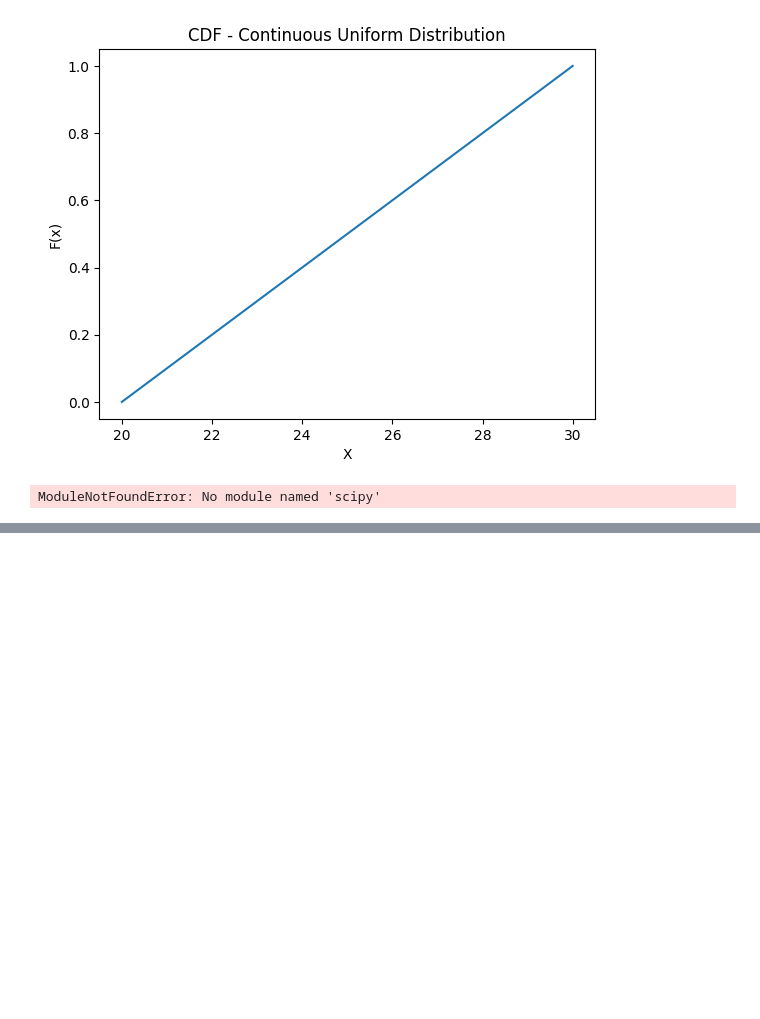
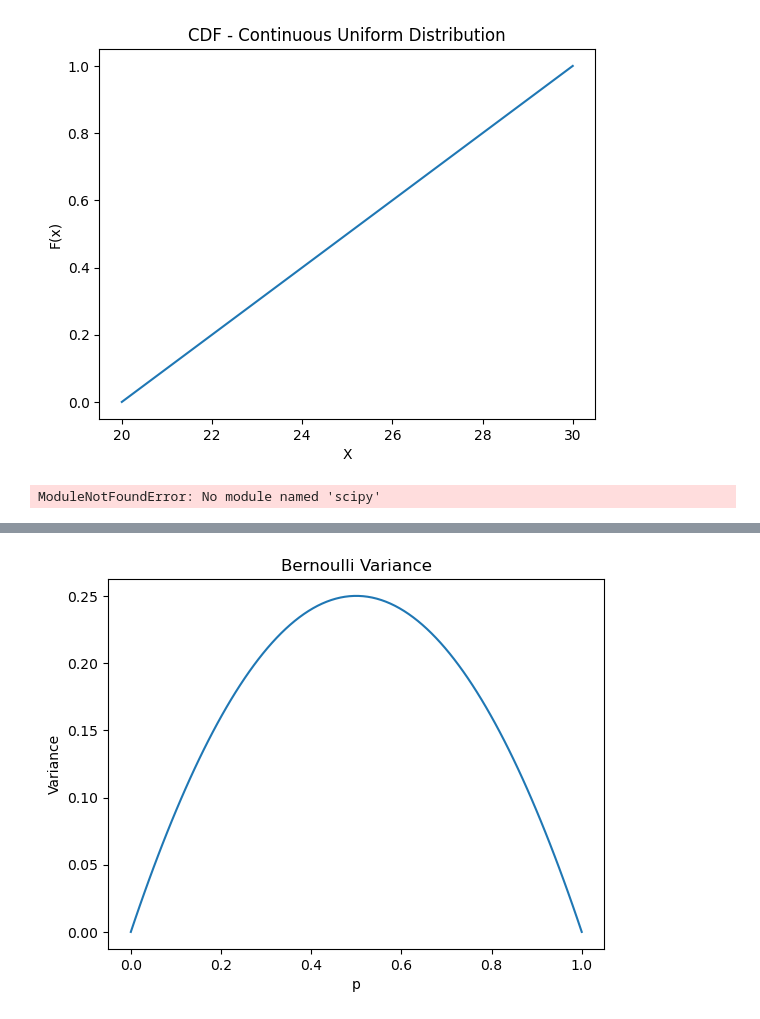
Before and after one commit to JyothikSandeep/ML_DL_concepts, a Jupyter notebook: 10-Probability Distribution/main.ipynb, the cells around one changed output, grey strips where cells are left out. Drawn from its saved outputs; the diff is of its cells as text; code cells hidden in the pictures; blank space fills up the shorter version.

```diff
--- a/10-Probability Distribution/main.ipynb
+++ b/10-Probability Distribution/main.ipynb
@@ -228,0 +525,17 @@ ModuleNotFoundError: No module named 'scipy'
+# %%
+import numpy as np
+import matplotlib.pyplot as plt
+
+p_values = np.linspace(0, 1, 100)
+
+variance = p_values * (1 - p_values)
+
+plt.plot(p_values, variance)
+
+plt.xlabel("p")
+plt.ylabel("Variance")
+plt.title("Bernoulli Variance")
+
+plt.show()
+# %% [output]
+[figure, added]
```
Also changed, not shown: parts of 18 cells of this notebook, 1 other file.
